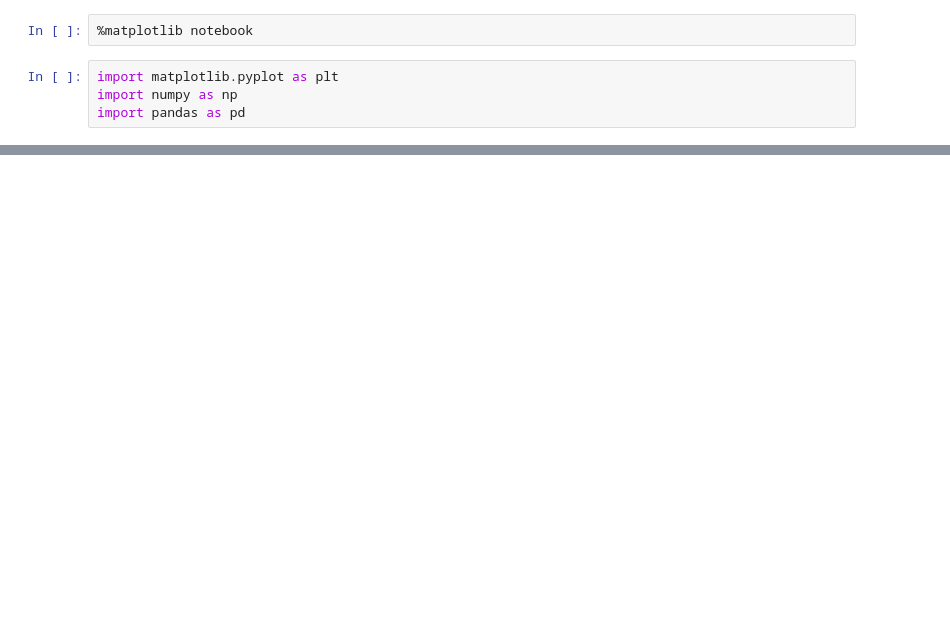
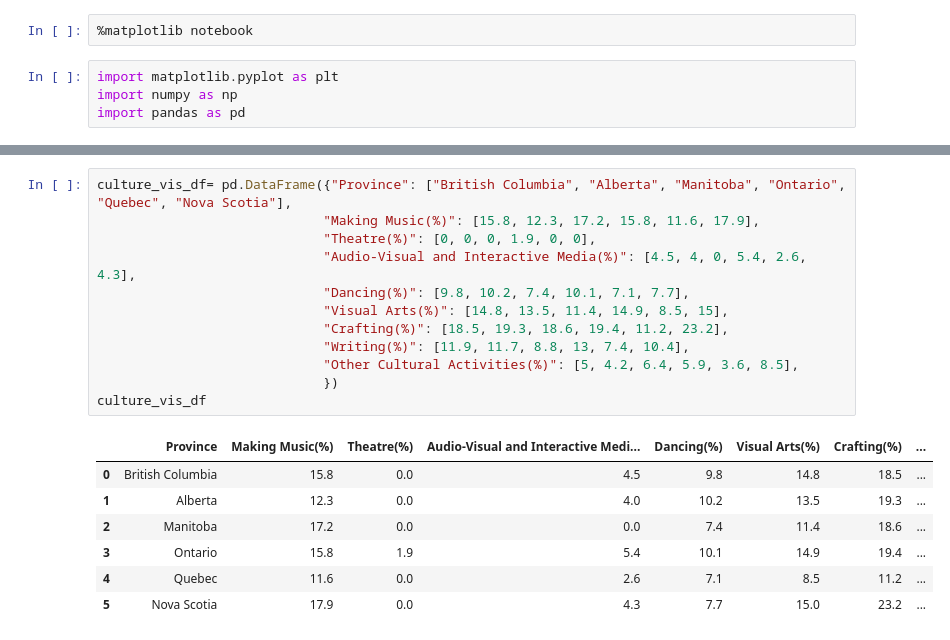
Before and after one commit to detmanski/Overview_Canada_Analysis, a Jupyter notebook: culture_visualizatons.ipynb, the cells around one changed output, grey strips where cells are left out. Cells and saved outputs as stored; diff of their text form; blank space fills up the shorter version.

```diff
--- a/culture_visualizatons.ipynb
+++ b/culture_visualizatons.ipynb
@@ -34,0 +7,20 @@ SyntaxError: invalid syntax (168135057.py, line 2)
+# %%
+culture_vis_df= pd.DataFrame({"Province": ["British Columbia", "Alberta", "Manitoba", "Ontario", "Quebec", "Nova Scotia"],
+                             "Making Music(%)": [15.8, 12.3, 17.2, 15.8, 11.6, 17.9],
+                             "Theatre(%)": [0, 0, 0, 1.9, 0, 0],
+                             "Audio-Visual and Interactive Media(%)": [4.5, 4, 0, 5.4, 2.6, 4.3],
+                             "Dancing(%)": [9.8, 10.2, 7.4, 10.1, 7.1, 7.7],
+                             "Visual Arts(%)": [14.8, 13.5, 11.4, 14.9, 8.5, 15],
+                             "Crafting(%)": [18.5, 19.3, 18.6, 19.4, 11.2, 23.2],
+                             "Writing(%)": [11.9, 11.7, 8.8, 13, 7.4, 10.4],
+                             "Other Cultural Activities(%)": [5, 4.2, 6.4, 5.9, 3.6, 8.5],
+                             })
+culture_vis_df
+# %% [output]
+|  | Province | Making Music(%) | Theatre(%) | Audio-Visual and Interactive Medi... | Dancing(%) | Visual Arts(%) | Crafting(%) | ... |
+| 0 | British Columbia | 15.8 | 0.0 | 4.5 | 9.8 | 14.8 | 18.5 | ... |
+| 1 | Alberta | 12.3 | 0.0 | 4.0 | 10.2 | 13.5 | 19.3 | ... |
+| 2 | Manitoba | 17.2 | 0.0 | 0.0 | 7.4 | 11.4 | 18.6 | ... |
+| 3 | Ontario | 15.8 | 1.9 | 5.4 | 10.1 | 14.9 | 19.4 | ... |
+| 4 | Quebec | 11.6 | 0.0 | 2.6 | 7.1 | 8.5 | 11.2 | ... |
+| 5 | Nova Scotia | 17.9 | 0.0 | 4.3 | 7.7 | 15.0 | 23.2 | ... |
```
Also changed, not shown: parts of 8 cells of this notebook, 3 other files.
